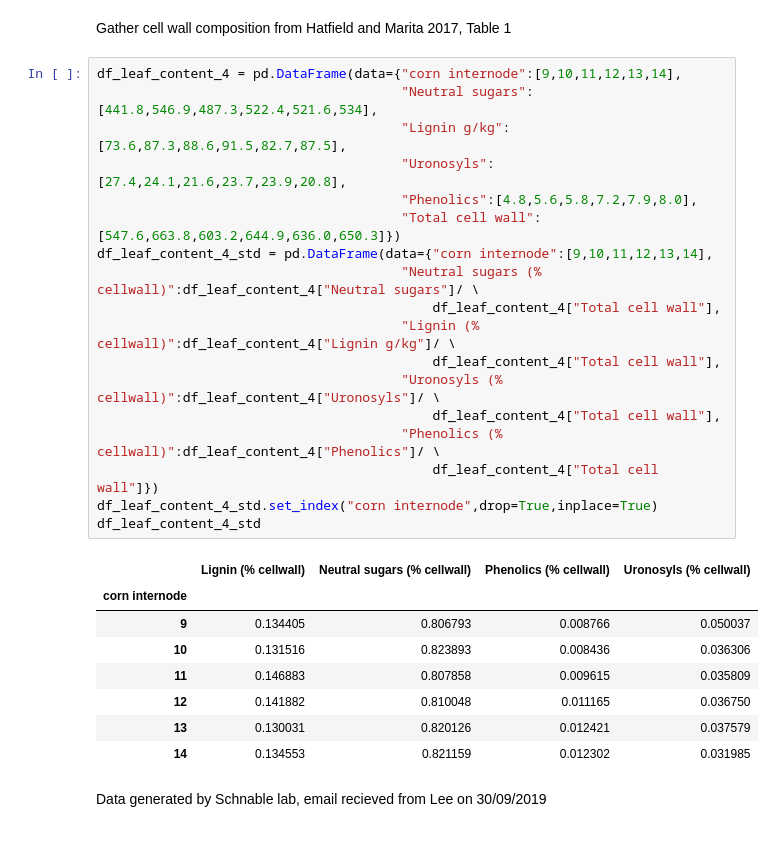
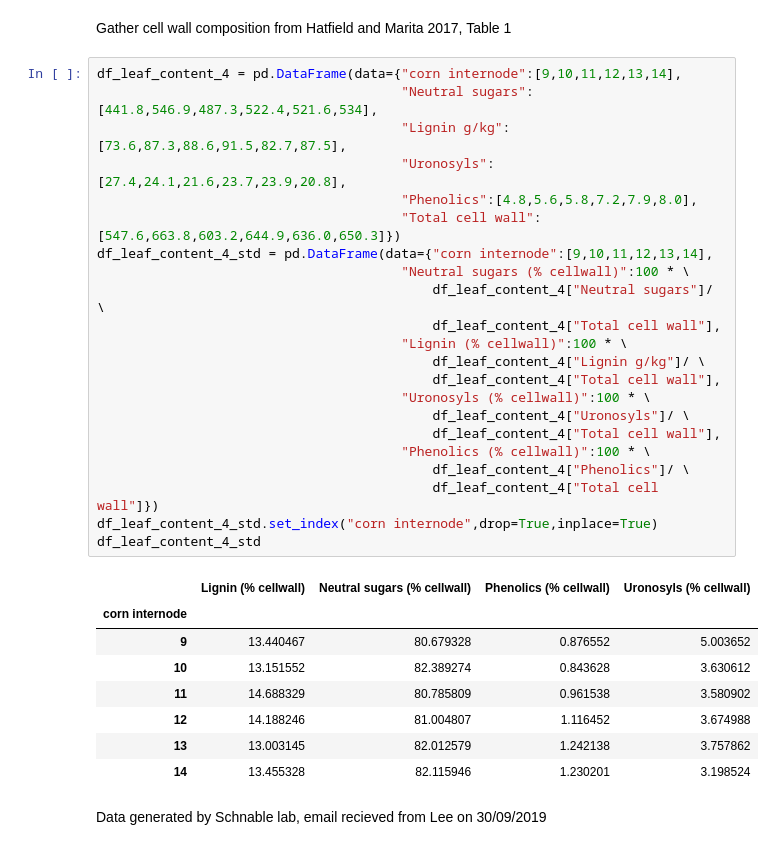
Before and after one commit to cropsinsilico/tissue-specific-FBA-models, a Jupyter notebook: Biomass data - maize.ipynb, the cells around one changed output. Drawn from its saved outputs; the diff is of its cells as text.

```diff
--- a/Biomass data - maize.ipynb
+++ b/Biomass data - maize.ipynb
@@ -231,30 +231,34 @@ Gather cell wall composition from Hatfield and Marita 2017, Table 1
 # %%
 df_leaf_content_4 = pd.DataFrame(data={"corn internode":[9,10,11,12,13,14],
                                        "Neutral sugars":[441.8,546.9,487.3,522.4,521.6,534],
                                        "Lignin g/kg":[73.6,87.3,88.6,91.5,82.7,87.5],
                                        "Uronosyls":[27.4,24.1,21.6,23.7,23.9,20.8],
                                        "Phenolics":[4.8,5.6,5.8,7.2,7.9,8.0],
                                        "Total cell wall":[547.6,663.8,603.2,644.9,636.0,650.3]})
 df_leaf_content_4_std = pd.DataFrame(data={"corn internode":[9,10,11,12,13,14],
-                                       "Neutral sugars (% cellwall)":df_leaf_content_4["Neutral sugars"]/ \
+                                       "Neutral sugars (% cellwall)":100 * \
+                                           df_leaf_content_4["Neutral sugars"]/ \
                                            df_leaf_content_4["Total cell wall"],
-                                       "Lignin (% cellwall)":df_leaf_content_4["Lignin g/kg"]/ \
+                                       "Lignin (% cellwall)":100 * \
+                                           df_leaf_content_4["Lignin g/kg"]/ \
                                            df_leaf_content_4["Total cell wall"],
-                                       "Uronosyls (% cellwall)":df_leaf_content_4["Uronosyls"]/ \
+                                       "Uronosyls (% cellwall)":100 * \
+                                           df_leaf_content_4["Uronosyls"]/ \
                                            df_leaf_content_4["Total cell wall"],
-                                       "Phenolics (% cellwall)":df_leaf_content_4["Phenolics"]/ \
+                                       "Phenolics (% cellwall)":100 * \
+                                           df_leaf_content_4["Phenolics"]/ \
                                            df_leaf_content_4["Total cell wall"]})
 df_leaf_content_4_std.set_index("corn internode",drop=True,inplace=True)
 df_leaf_content_4_std
 # %% [output]
 |  | Lignin (% cellwall) | Neutral sugars (% cellwall) | Phenolics (% cellwall) | Uronosyls (% cellwall) |
 | corn internode |  |  |  |  |
-| 9 | 0.134405 | 0.806793 | 0.008766 | 0.050037 |
-| 10 | 0.131516 | 0.823893 | 0.008436 | 0.036306 |
-| 11 | 0.146883 | 0.807858 | 0.009615 | 0.035809 |
-| 12 | 0.141882 | 0.810048 | 0.011165 | 0.036750 |
-| 13 | 0.130031 | 0.820126 | 0.012421 | 0.037579 |
-| 14 | 0.134553 | 0.821159 | 0.012302 | 0.031985 |
+| 9 | 13.440467 | 80.679328 | 0.876552 | 5.003652 |
+| 10 | 13.151552 | 82.389274 | 0.843628 | 3.630612 |
+| 11 | 14.688329 | 80.785809 | 0.961538 | 3.580902 |
+| 12 | 14.188246 | 81.004807 | 1.116452 | 3.674988 |
+| 13 | 13.003145 | 82.012579 | 1.242138 | 3.757862 |
+| 14 | 13.455328 | 82.115946 | 1.230201 | 3.198524 |
 # %% [markdown]
 Data generated by Schnable lab, email recieved from Lee on 30/09/2019
 # %%
```
Also changed, not shown: parts of 1 cell of this notebook, 17 other files.
